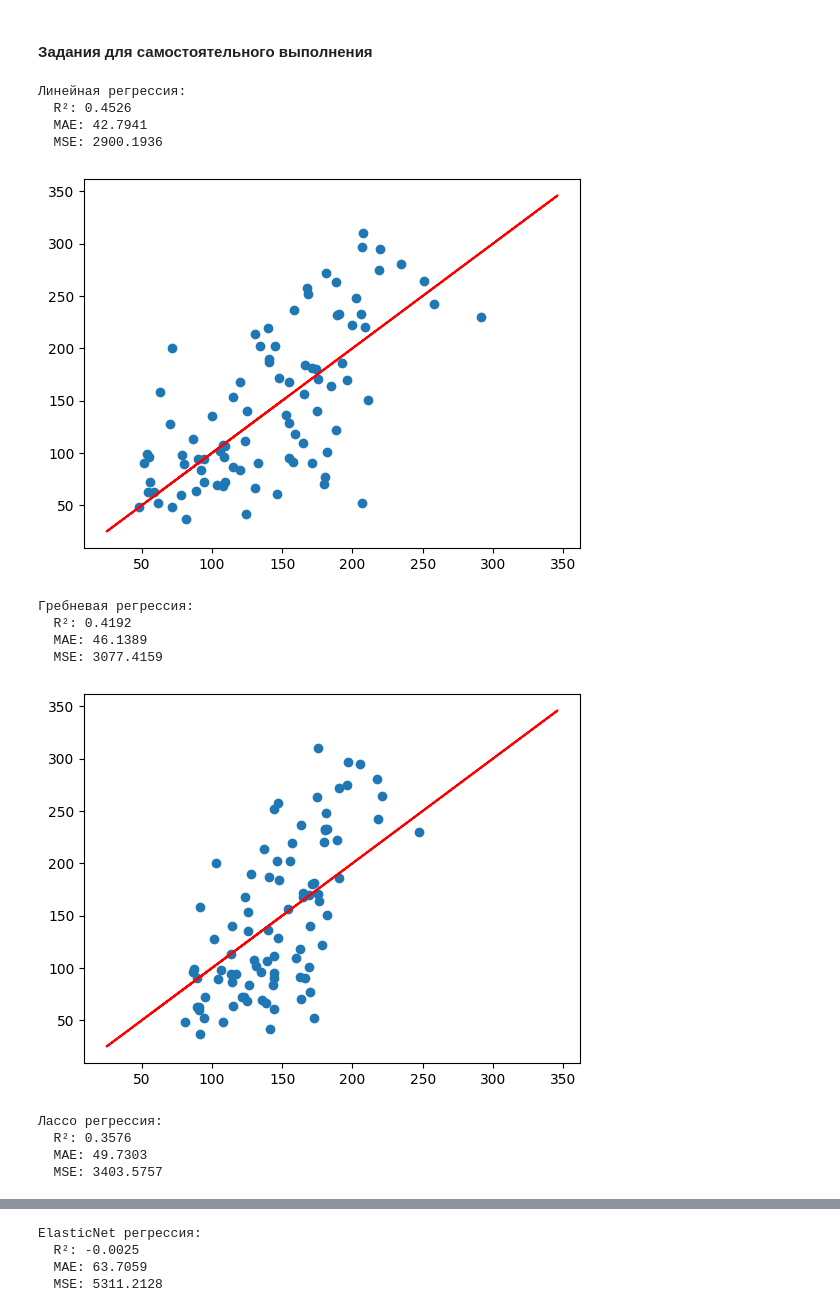
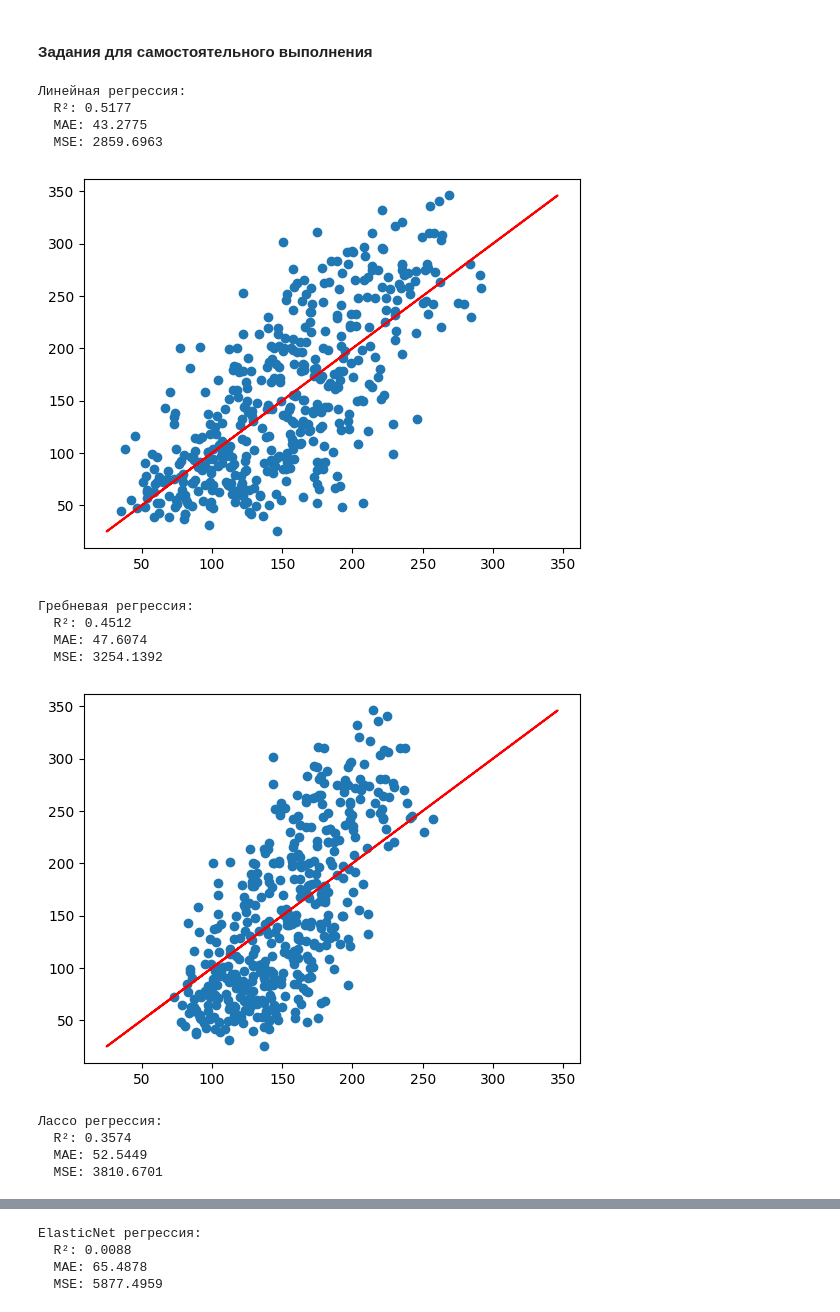
Before and after one commit to fearsd/ml_labs_2025, a Jupyter notebook: lab1/lab1_3.ipynb, the cells around one changed output, grey strips where cells are left out. Saved outputs shown, nothing was run; the diff lists cells and outputs as text; code cells hidden in the pictures.

```diff
--- a/lab1/lab1_3.ipynb
+++ b/lab1/lab1_3.ipynb
@@ -54,18 +53,16 @@ California Housing dataset
 y = california_dataset.target
 X = california_dataset.data
 
-
-X_train, X_test, y_train, y_test = train_test_split(X, y, test_size=0.2)
 model = LinearRegression()
-model.fit(X_train, y_train)
+model.fit(X, y)
 # %% [output]
 LinearRegression()
 # %% [markdown]
 #### 3. Оцените качество построенной модели с помощью визуализации и коэффициента детерминации.
 # %%
-y_pred = model.predict(X_test)
-plt.scatter(y_pred, y_test)
+y_pred = model.predict(X)
+plt.scatter(y_pred, y)
 plt.plot(y, y, c='r')
 
-r2_score(y_test, y_pred)
+r2_score(y, y_pred)
 # %% [output]
@@ -75,14 +72,14 @@ r2_score(y_test, y_pred)
 #### 4. Постройте альтернативную полиномиальную модель, сравните ее с предыдущей.
 # %%
 poly = PolynomialFeatures()
-X_train_poly = poly.fit_transform(X_train)
-X_test_poly = poly.transform(X_test)
+X_train_poly = poly.fit_transform(X)
+X_test_poly = poly.transform(X)
 polynomial = LinearRegression()
-polynomial.fit(X_train_poly, y_train)
+polynomial.fit(X_train_poly, y)
 y_pred_poly = polynomial.predict(X_test_poly)
-r2_poly = r2_score(y_test, y_pred_poly)
+r2_poly = r2_score(y, y_pred_poly)
 
-plt.scatter(y_pred_poly, y_test)
+plt.scatter(y_pred_poly, y)
 plt.plot(y, y, c='r')
 r2_poly
 # %% [output]
@@ -103,7 +99,7 @@ from sklearn.neural_network import MLPRegressor
 from sklearn.metrics import mean_squared_error, mean_absolute_error, r2_score
 from sklearn.model_selection import cross_val_score
 # %%
-def train_and_evaluate_models(X_train, X_test, y_train, y_test):
+def train_and_evaluate_models(X, y):
     models = {
         "Линейная регрессия": LinearRegression(),
         "Гребневая регрессия": Ridge(),
@@ -120,20 +116,20 @@ def train_and_evaluate_models(X_train, X_test, y_train, y_test):
     }
 
     for model_name, model in models.items():
-        model.fit(X_train, y_train)
-        y_pred = model.predict(X_test)
+        model.fit(X, y)
+        y_pred = model.predict(X)
 
         # Метрики
-        r2 = r2_score(y_test, y_pred)
-        mae = mean_absolute_error(y_test, y_pred)
-        mse = mean_squared_error(y_test, y_pred)
+        r2 = r2_score(y, y_pred)
+        mae = mean_absolute_error(y, y_pred)
+        mse = mean_squared_error(y, y_pred)
 
         # Выводим результаты
         print(f"{model_name}:")
         print(f"  R²: {r2:.4f}")
         print(f"  MAE: {mae:.4f}")
         print(f"  MSE: {mse:.4f}")
-        plt.scatter(y_pred, y_test)
+        plt.scatter(y_pred, y)
         plt.plot(y, y, c='r')
         plt.show()
 
@@ -145,17 +139,17 @@ X_train, X_test, y_train, y_test = train_test_split(X, y, test_size=0.2, random_
 # %%
-train_and_evaluate_models(X_train, X_test, y_train, y_test)
+train_and_evaluate_models(X, y)
 # %% [output]
 Линейная регрессия:
-  R²: 0.4526
-  MAE: 42.7941
-  MSE: 2900.1936
+  R²: 0.5177
+  MAE: 43.2775
+  MSE: 2859.6963
-[figure, old version]
+[figure, new version]
 Гребневая регрессия:
-  R²: 0.4192
-  MAE: 46.1389
-  MSE: 3077.4159
+  R²: 0.4512
+  MAE: 47.6074
+  MSE: 3254.1392
-[figure, old version]
+[figure, new version]
 Лассо регрессия:
-  R²: 0.3576
-  MAE: 49.7303
-  MSE: 3403.5757
+  R²: 0.3574
+  MAE: 52.5449
+  MSE: 3810.6701
@@ -163,4 +157,4 @@ train_and_evaluate_models(X_train, X_test, y_train, y_test)
 ElasticNet регрессия:
-  R²: -0.0025
-  MAE: 63.7059
-  MSE: 5311.2128
+  R²: 0.0088
+  MAE: 65.4878
+  MSE: 5877.4959
```
Also changed, not shown: parts of 6 cells of this notebook, 20 other files.
